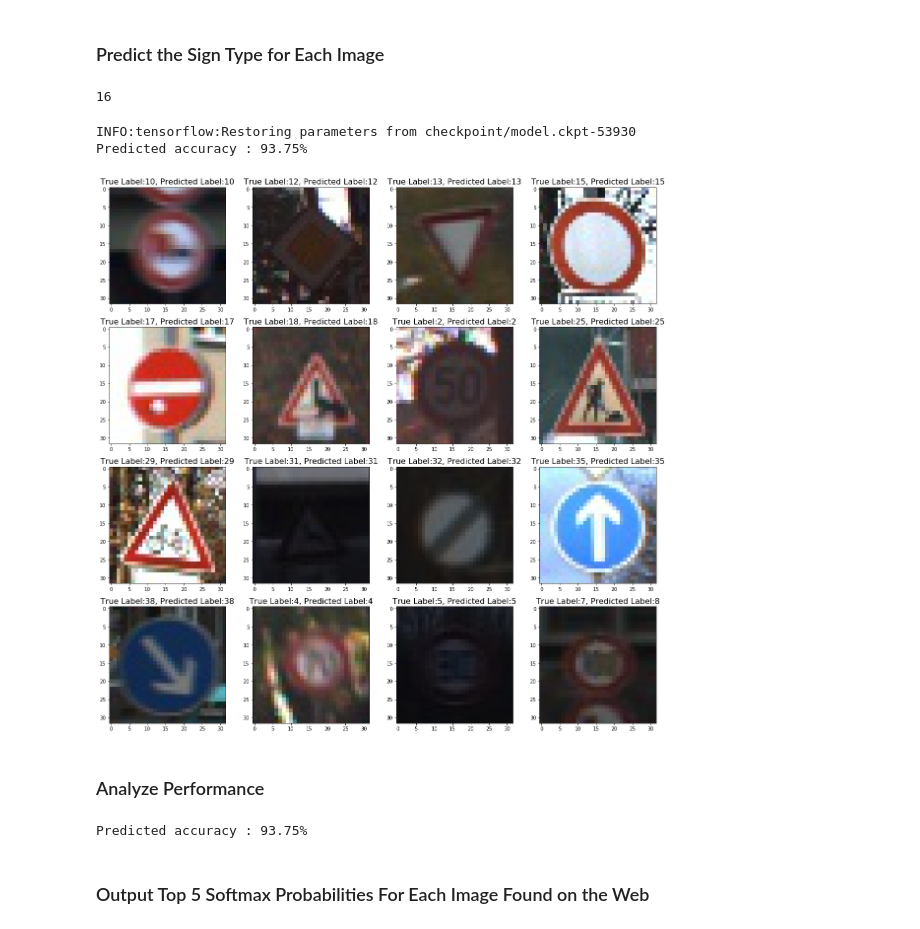
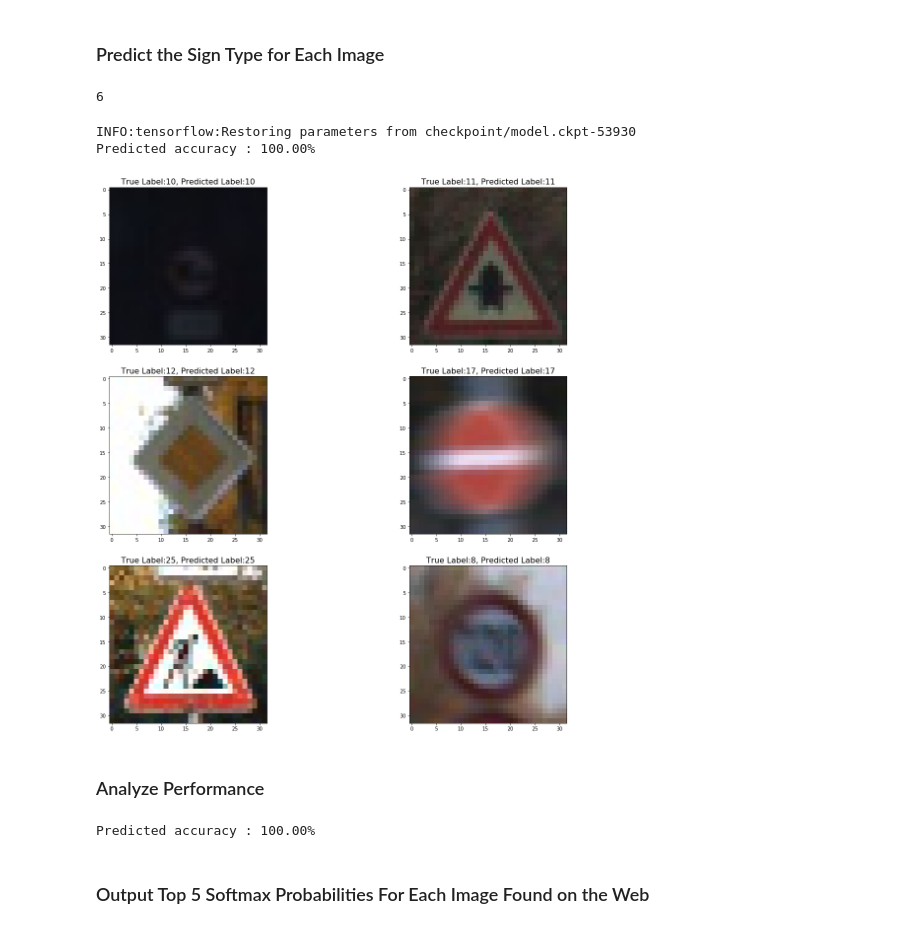
Before and after one commit to RockWenJJ/Udacity_TrafficSignClassifier, a Jupyter notebook: Traffic_Sign_Classifier.ipynb, the cells around one changed output. Cells and saved outputs as stored; diff of their text form; code cells hidden in the pictures.

```diff
--- a/Traffic_Sign_Classifier.ipynb
+++ b/Traffic_Sign_Classifier.ipynb
@@ -473,9 +472,3 @@ import cv2
-# %%
-for i in range(50):
-    image = X_test[i+1000,:,:,:]
-    image = cv2.cvtColor(image, cv2.COLOR_BGR2RGB)
-    image_name = "images/%d.jpg"%(y_test[i+1000])
-    cv2.imwrite(image_name, image)
 # %%
 ### Load the images and plot them here.
 ### Feel free to use as many code cells as needed.
@@ -506,7 +499,7 @@ for index in range(len(images)):
     labels_test[index] = labels_list[index]
 print(len(images))
 # %% [output]
-16
+6
 # %%
 ### Run the predictions here and use the model to output the prediction for each image.
 ### Make sure to pre-process the images with the same pre-processing pipeline used earlier.
@@ -518,17 +511,17 @@ with tf.Session(config=config) as sess:
     print("Predicted accuracy : %.2f%%"%(acc_test*100))
 # %% [output]
 INFO:tensorflow:Restoring parameters from checkpoint/model.ckpt-53930
-Predicted accuracy : 93.75%
+Predicted accuracy : 100.00%
 # %%
-f, axes = plt.subplots(4, 4, figsize = (20, 20))
+f, axes = plt.subplots(3, 2, figsize = (20, 20))
 for i in range(len(images)):
-    row = int(i/4)
-    col = int(i%4)
+    row = int(i/2)
+    col = int(i%2)
     axes[row][col].imshow(images[i])
     axes[row][col].set_title("True Label:%d, Predicted Label:%d"%(labels_list[i], predict_test[i]), fontsize = 16)
 plt.show()
 # %% [output]
-[figure, old version]
+[figure, new version]
 # %% [markdown]
 ### Analyze Performance
 # %%
@@ -536,7 +529,7 @@ plt.show()
 ### For example, if the model predicted 1 out of 5 signs correctly, it's 20% accurate on these new images.
 print("Predicted accuracy : %.2f%%"%(acc_test*100))
 # %% [output]
-Predicted accuracy : 93.75%
+Predicted accuracy : 100.00%
 # %% [markdown]
 ### Output Top 5 Softmax Probabilities For Each Image Found on the Web
 # %% [markdown]
```
Also changed, not shown: parts of 6 cells of this notebook, 21 other files.
